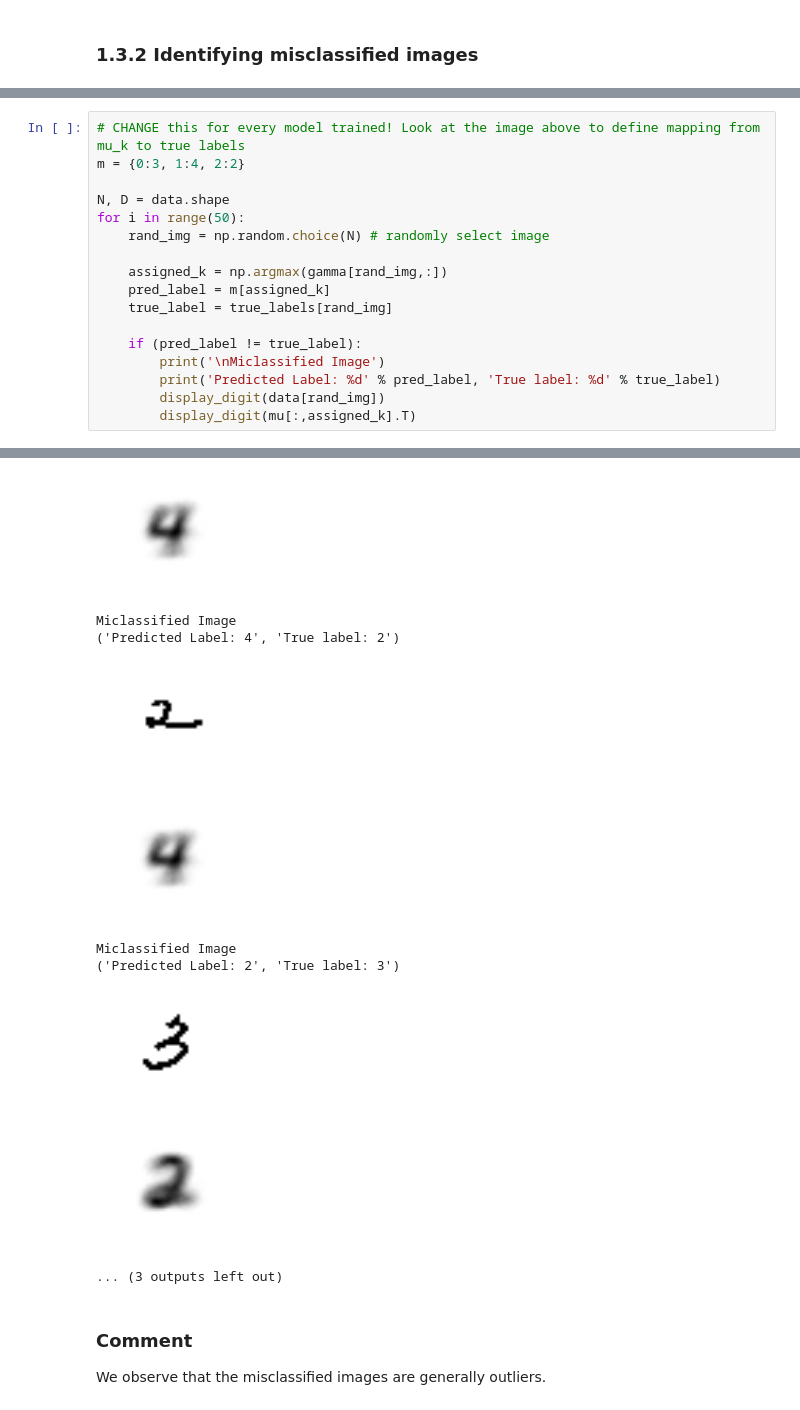
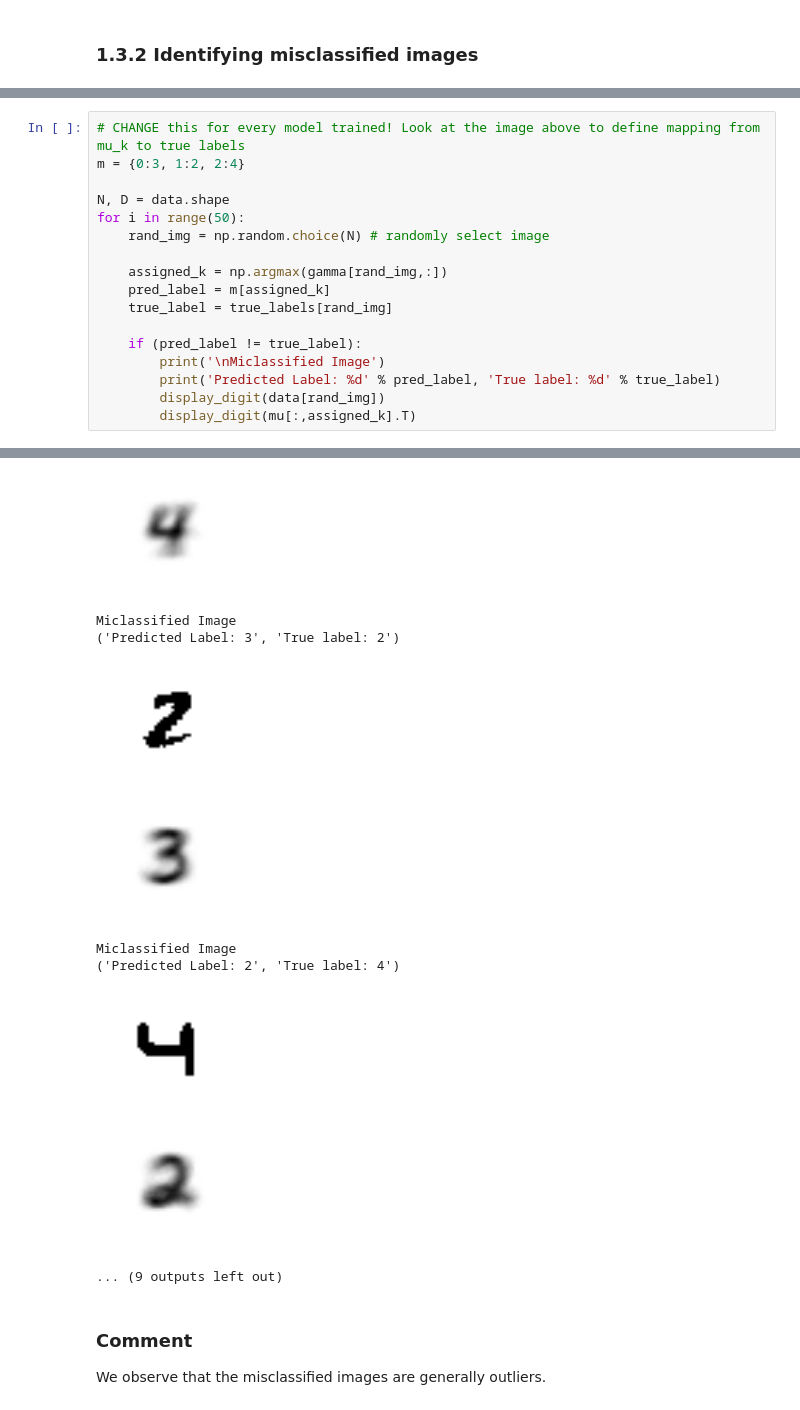
Before and after one commit to danakianfar/machine_learning_2_labs, a Jupyter notebook: lab3/Lab3.ipynb, the cells around one changed output, grey strips where cells are left out. Drawn from its saved outputs; the diff is of its cells as text.

```diff
--- a/lab3/Lab3.ipynb
+++ b/lab3/Lab3.ipynb
@@ -235,6 +238,6 @@ viz_reconstruction(mu, 3)
 # %%
 # CHANGE this for every model trained! Look at the image above to define mapping from mu_k to true labels
-m = {0:3, 1:4, 2:2}
+m = {0:3, 1:2, 2:4}
 
 N, D = data.shape
 for i in range(50):
@@ -260,13 +263,13 @@ Miclassified Image
 [figure]
 Miclassified Image
-('Predicted Label: 4', 'True label: 2')
+('Predicted Label: 3', 'True label: 2')
-[figure, old version]
+[figure, new version]
-[figure, old version]
+[figure, new version]
 Miclassified Image
-('Predicted Label: 2', 'True label: 3')
+('Predicted Label: 2', 'True label: 4')
-[figure, old version]
+[figure, new version]
 [figure]
-... (3 outputs left out)
+... (9 outputs left out)
 # %% [markdown]
 ### Comment
 
```
Also changed, not shown: parts of 10 cells of this notebook.
